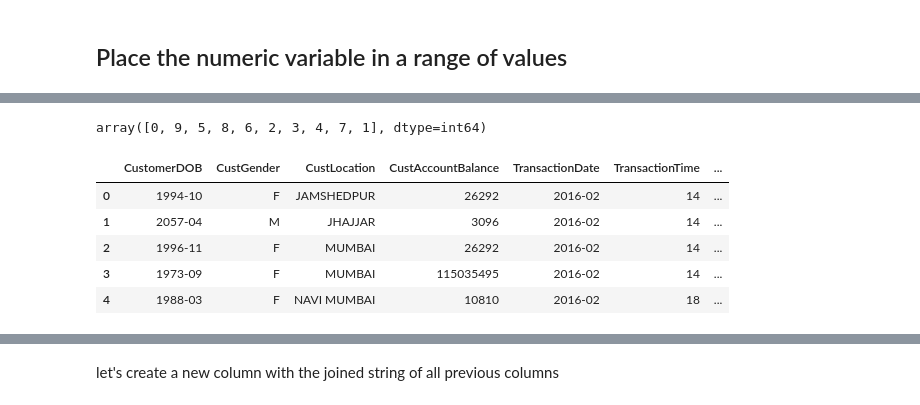
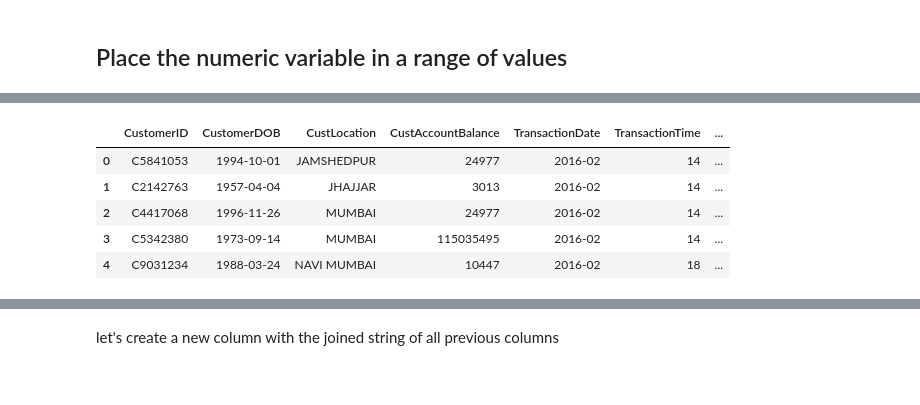
Before and after one commit to MRampo/ADM-HW4, a Jupyter notebook: Ex1.ipynb, the cells around one changed output, grey strips where cells are left out. Cells and saved outputs as stored; diff of their text form; code cells hidden in the pictures.

```diff
--- a/Ex1.ipynb
+++ b/Ex1.ipynb
@@ -79,7 +113,7 @@ a = a.tolist()
 # %%
 a = list(map(int, a))
 # %%
-a.append(data.CustAccountBalance.max())
+a.append(data2.CustAccountBalance.max())
 # %%
 a = list(map(int, a))
 # %%
@@ -91,20 +125,16 @@ a
-# %%
-bins[0].unique()
-# %% [output]
-array([0, 9, 5, 8, 6, 2, 3, 4, 7, 1], dtype=int64)
 # %%
-bins = pd.qcut(data.CustAccountBalance, 10, retbins = True, duplicates = 'drop',labels=False)
+bins = pd.qcut(data2.CustAccountBalance, 10, retbins = True, duplicates = 'drop',labels=False)
 # %%
-data.CustAccountBalance = bins[0]
+data2.CustAccountBalance = bins[0]
 # %%
-data.CustAccountBalance = data.CustAccountBalance.apply(lambda x :  a[x])
+data2.CustAccountBalance = data2.CustAccountBalance.apply(lambda x :  a[x])
 # %%
-data.head()
+data2.head()
 # %% [output]
-|  | CustomerDOB | CustGender | CustLocation | CustAccountBalance | TransactionDate | TransactionTime | ... |
-| 0 | 1994-10 | F | JAMSHEDPUR | 26292 | 2016-02 | 14 | ... |
-| 1 | 2057-04 | M | JHAJJAR | 3096 | 2016-02 | 14 | ... |
-| 2 | 1996-11 | F | MUMBAI | 26292 | 2016-02 | 14 | ... |
-| 3 | 1973-09 | F | MUMBAI | 115035495 | 2016-02 | 14 | ... |
-| 4 | 1988-03 | F | NAVI MUMBAI | 10810 | 2016-02 | 18 | ... |
+|  | CustomerID | CustomerDOB | CustLocation | CustAccountBalance | TransactionDate | TransactionTime | ... |
+| 0 | C5841053 | 1994-10-01 | JAMSHEDPUR | 24977 | 2016-02 | 14 | ... |
+| 1 | C2142763 | 1957-04-04 | JHAJJAR | 3013 | 2016-02 | 14 | ... |
+| 2 | C4417068 | 1996-11-26 | MUMBAI | 24977 | 2016-02 | 14 | ... |
+| 3 | C5342380 | 1973-09-14 | MUMBAI | 115035495 | 2016-02 | 14 | ... |
+| 4 | C9031234 | 1988-03-24 | NAVI MUMBAI | 10447 | 2016-02 | 18 | ... |
 # %%
```
Also changed, not shown: parts of 68 cells of this notebook.
